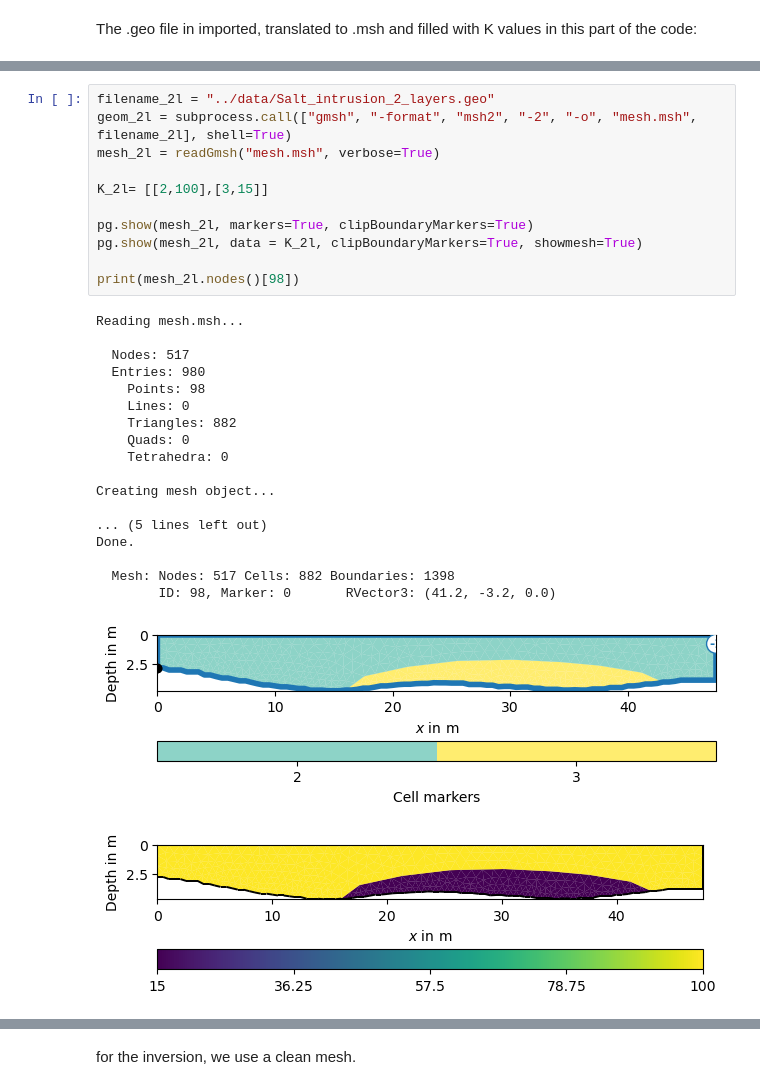
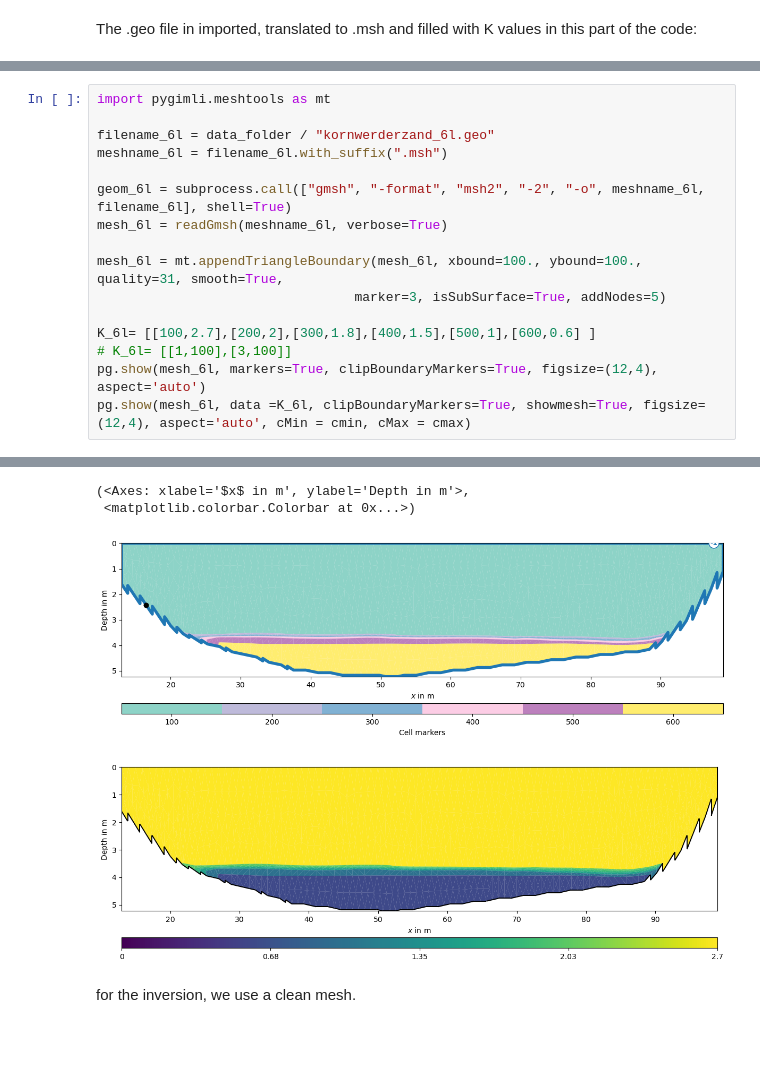
Before and after one commit to Deltares-research/SaltSimulator, a Jupyter notebook: notebooks/Electrical_Resistivity_Tomography.ipynb, the cells around one changed output, grey strips where cells are left out. Cells and saved outputs as stored; diff of their text form; blank space fills up the shorter version.

```diff
--- a/notebooks/Electrical_Resistivity_Tomography.ipynb
+++ b/notebooks/Electrical_Resistivity_Tomography.ipynb
@@ -64,31 +75,17 @@ Done.
-# %%
-filename_2l = "../data/Salt_intrusion_2_layers.geo"
-geom_2l = subprocess.call(["gmsh", "-format", "msh2", "-2", "-o", "mesh.msh", filename_2l], shell=True)
-mesh_2l = readGmsh("mesh.msh", verbose=True)
-
-K_2l= [[2,100],[3,15]]
-
-pg.show(mesh_2l, markers=True, clipBoundaryMarkers=True)
-pg.show(mesh_2l, data = K_2l, clipBoundaryMarkers=True, showmesh=True)
-
-print(mesh_2l.nodes()[98])
-# %% [output]
-Reading mesh.msh...
-
-  Nodes: 517
-  Entries: 980
-    Points: 98
-    Lines: 0
-    Triangles: 882
-    Quads: 0
-    Tetrahedra: 0
-
-Creating mesh object...
-
-... (5 lines left out)
-Done.
-
-  Mesh: Nodes: 517 Cells: 882 Boundaries: 1398
-        ID: 98, Marker: 0       RVector3: (41.2, -3.2, 0.0)
-[figure, removed]
-[figure, removed]
+# %%
+import pygimli.meshtools as mt
+
+filename_6l = data_folder / "kornwerderzand_6l.geo"
+meshname_6l = filename_6l.with_suffix(".msh")
+
+geom_6l = subprocess.call(["gmsh", "-format", "msh2", "-2", "-o", meshname_6l, filename_6l], shell=True)
+mesh_6l = readGmsh(meshname_6l, verbose=True)
+
+mesh_6l = mt.appendTriangleBoundary(mesh_6l, xbound=100., ybound=100., quality=31, smooth=True,
+                                 marker=3, isSubSurface=True, addNodes=5)
+
+K_6l= [[100,2.7],[200,2],[300,1.8],[400,1.5],[500,1],[600,0.6] ]
+# K_6l= [[1,100],[3,100]]
+pg.show(mesh_6l, markers=True, clipBoundaryMarkers=True, figsize=(12,4), aspect='auto')
+pg.show(mesh_6l, data =K_6l, clipBoundaryMarkers=True, showmesh=True, figsize=(12,4), aspect='auto', cMin = cmin, cMax = cmax)
+# %% [output]
@@ -95,3 +111,7 @@ Done.
+(<Axes: xlabel='$x$ in m', ylabel='Depth in m'>,
+ <matplotlib.colorbar.Colorbar at 0x...>)
+[figure, added]
+[figure, added]
 # %% [markdown]
 for the inversion, we use a clean mesh.
 # %%
```
Also changed, not shown: parts of 16 cells of this notebook, 23 other files.
